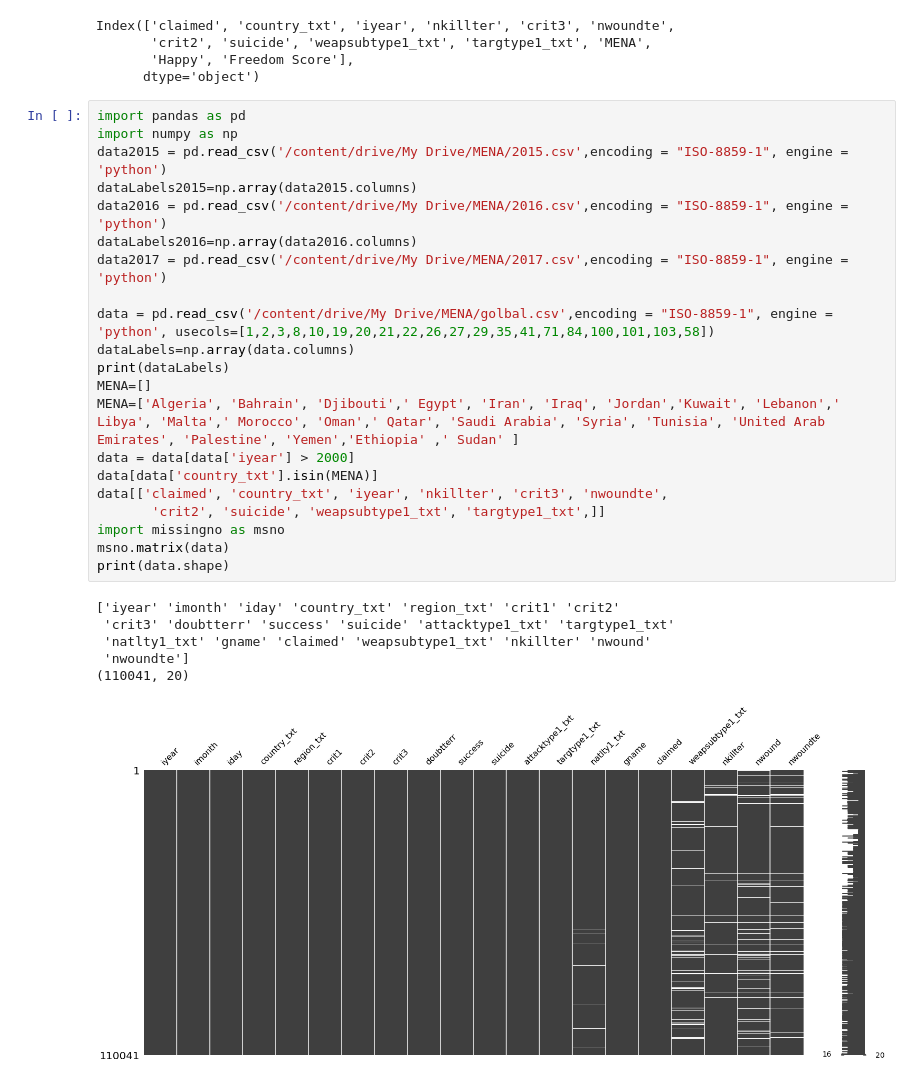
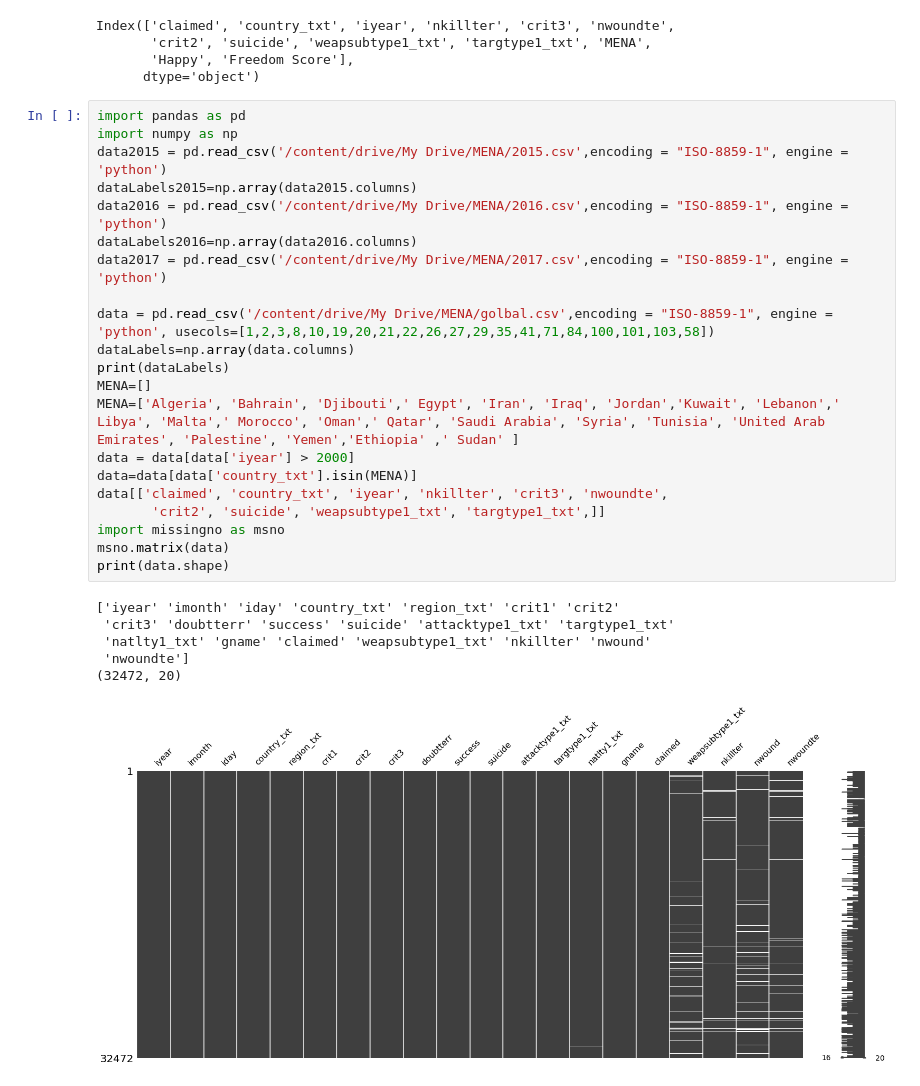
Before and after one commit to aghapygad336/MENA, a Jupyter notebook: MENA.ipynb, the cells around one changed output. Drawn from its saved outputs; the diff is of its cells as text.

```diff
--- a/MENA.ipynb
+++ b/MENA.ipynb
@@ -219,28 +219,28 @@ Index(['claimed', 'country_txt', 'iyear', 'nkillter', 'crit3', 'nwoundte',
 # %%
 import pandas as pd
 import numpy as np
 data2015 = pd.read_csv('/content/drive/My Drive/MENA/2015.csv',encoding = "ISO-8859-1", engine = 'python')
 dataLabels2015=np.array(data2015.columns)
 data2016 = pd.read_csv('/content/drive/My Drive/MENA/2016.csv',encoding = "ISO-8859-1", engine = 'python')
 dataLabels2016=np.array(data2016.columns)
 data2017 = pd.read_csv('/content/drive/My Drive/MENA/2017.csv',encoding = "ISO-8859-1", engine = 'python')
 
 data = pd.read_csv('/content/drive/My Drive/MENA/golbal.csv',encoding = "ISO-8859-1", engine = 'python', usecols=[1,2,3,8,10,19,20,21,22,26,27,29,35,41,71,84,100,101,103,58])
 dataLabels=np.array(data.columns)
 print(dataLabels)
 MENA=[]
 MENA=['Algeria', 'Bahrain', 'Djibouti',' Egypt', 'Iran', 'Iraq', 'Jordan','Kuwait', 'Lebanon',' Libya', 'Malta',' Morocco', 'Oman',' Qatar', 'Saudi Arabia', 'Syria', 'Tunisia', 'United Arab Emirates', 'Palestine', 'Yemen','Ethiopia' ,' Sudan' ]
 data = data[data['iyear'] > 2000]
-data[data['country_txt'].isin(MENA)]
+data=data[data['country_txt'].isin(MENA)]
 data[['claimed', 'country_txt', 'iyear', 'nkillter', 'crit3', 'nwoundte',
        'crit2', 'suicide', 'weapsubtype1_txt', 'targtype1_txt',]]
 import missingno as msno
 msno.matrix(data)
 print(data.shape)
 # %% [output]
 ['iyear' 'imonth' 'iday' 'country_txt' 'region_txt' 'crit1' 'crit2'
  'crit3' 'doubtterr' 'success' 'suicide' 'attacktype1_txt' 'targtype1_txt'
  'natlty1_txt' 'gname' 'claimed' 'weapsubtype1_txt' 'nkillter' 'nwound'
  'nwoundte']
-(110041, 20)
+(32472, 20)
-[figure, old version]
+[figure, new version]
```
Also changed, not shown: parts of 2 cells of this notebook.
